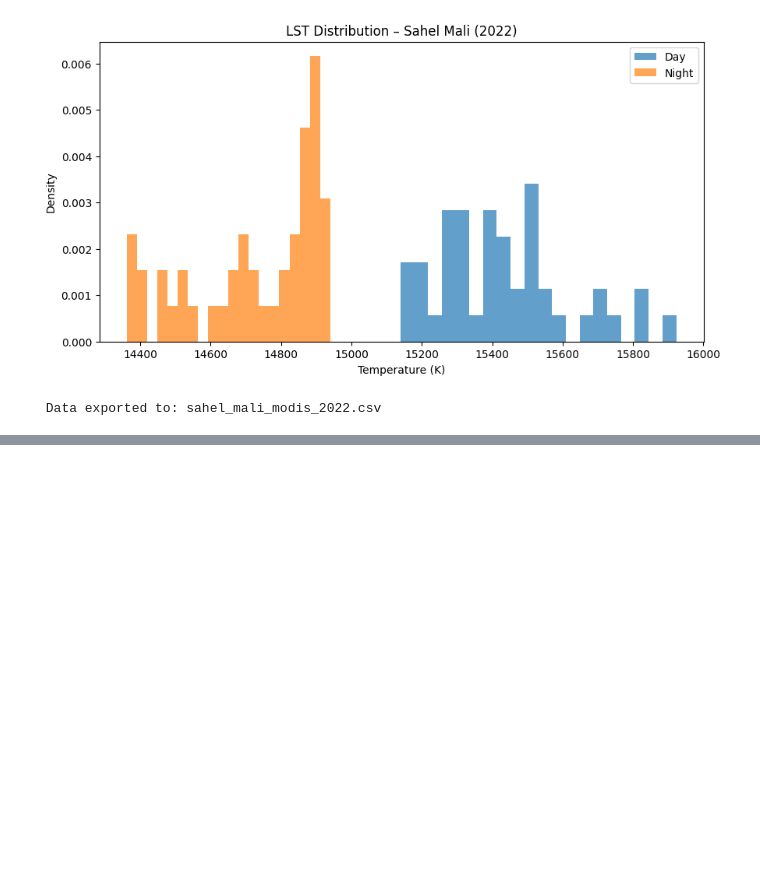
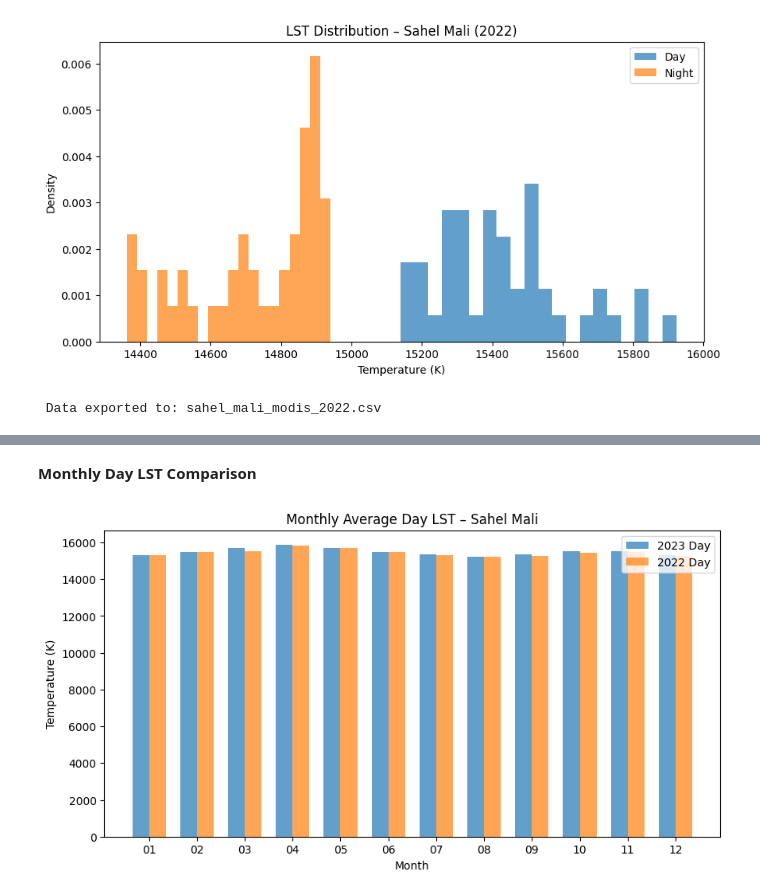
Before and after one commit to Amzilynn/Geoepidemiology-Profiling, a Jupyter notebook: Geoepidemiology_Profiling.ipynb, the cells around one changed output, grey strips where cells are left out. Cells and saved outputs as stored; diff of their text form; code cells hidden in the pictures; blank space fills up the shorter version.

Commit message:
sahel region - LST

```diff
--- a/Geoepidemiology_Profiling.ipynb
+++ b/Geoepidemiology_Profiling.ipynb
@@ -923,0 +928,9 @@ if not df_sahel_2022.empty:
+# %%
+# Sahel Mali 2023 Data
+df_sahel_2023 = get_modis_year_data(
+    region_name='Sahel_Mali',
+    region_geom=regions['Sahel_Mali'],
+    year=2023
+)
+
+df_sahel_2023 = explore_dataframe(df_sahel_2023, 'Sahel_Mali', 2023)
@@ -923,0 +955,35 @@ if not df_sahel_2022.empty:
+# %% [markdown]
+**Monthly Day LST Comparison**
+# %%
+import numpy as np
+
+if not df_sahel_2023.empty:
+    monthly_2023 = df_sahel_2023.groupby('month').agg({
+        'LST_Day_1km_mean': 'mean'
+    }).reset_index()
+
+    x = np.arange(len(monthly_2023))
+    width = 0.35
+
+    plt.figure(figsize=(10, 5))
+    plt.bar(x - width/2, monthly_2023['LST_Day_1km_mean'],
+            width, label='2023 Day', alpha=0.7)
+
+    if not df_sahel_2022.empty:
+        monthly_2022 = df_sahel_2022.groupby('month').agg({
+            'LST_Day_1km_mean': 'mean'
+        }).reset_index()
+
+        plt.bar(x + width/2, monthly_2022['LST_Day_1km_mean'],
+                width, label='2022 Day', alpha=0.7)
+
+    plt.title('Monthly Average Day LST – Sahel Mali')
+    plt.xlabel('Month')
+    plt.ylabel('Temperature (K)')
+    plt.xticks(x, monthly_2023['month'])
+    plt.legend()
+    plt.show()
+else:
+    print("No data available")
+# %% [output]
+[figure, added]
```
Also changed, not shown: parts of 36 cells of this notebook.
